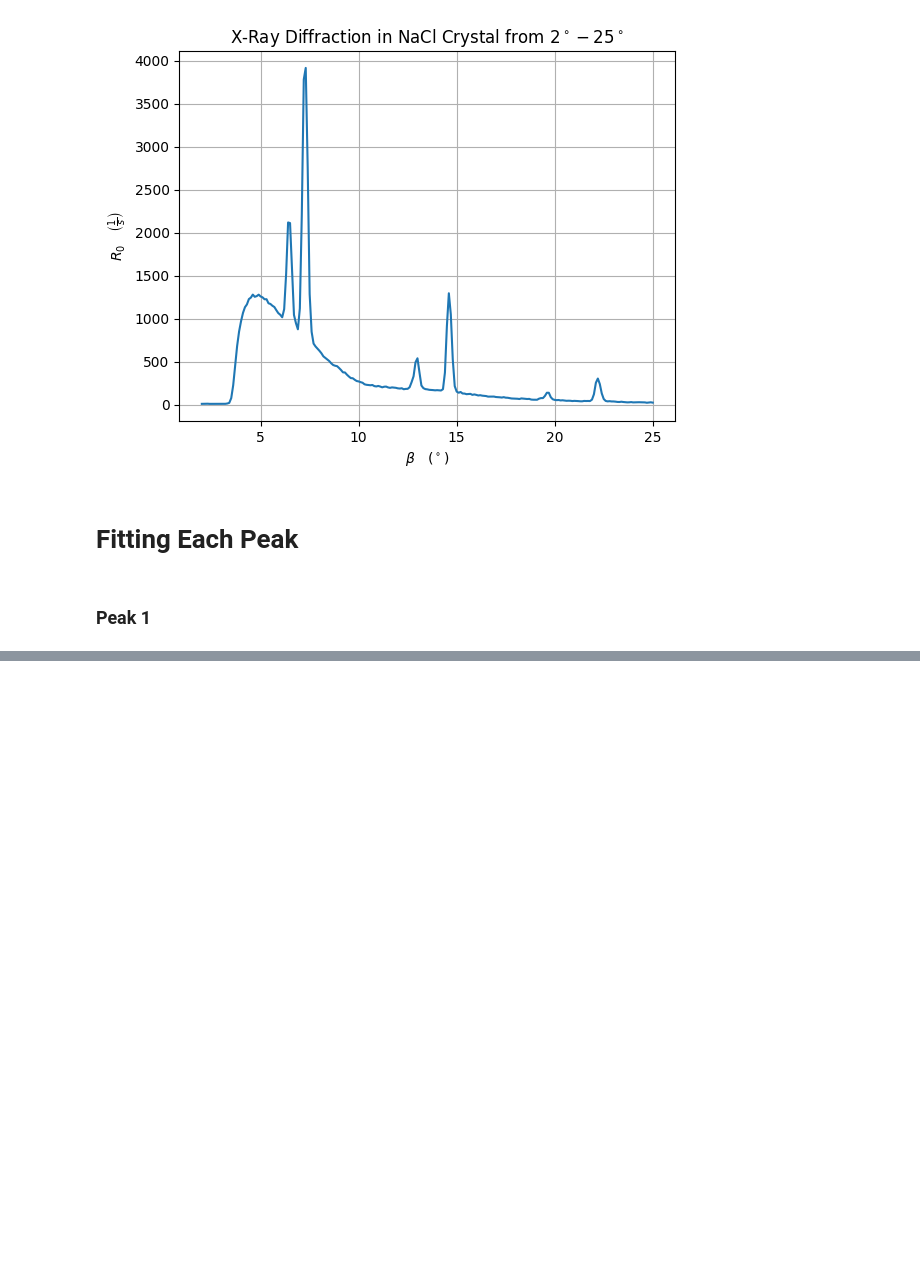
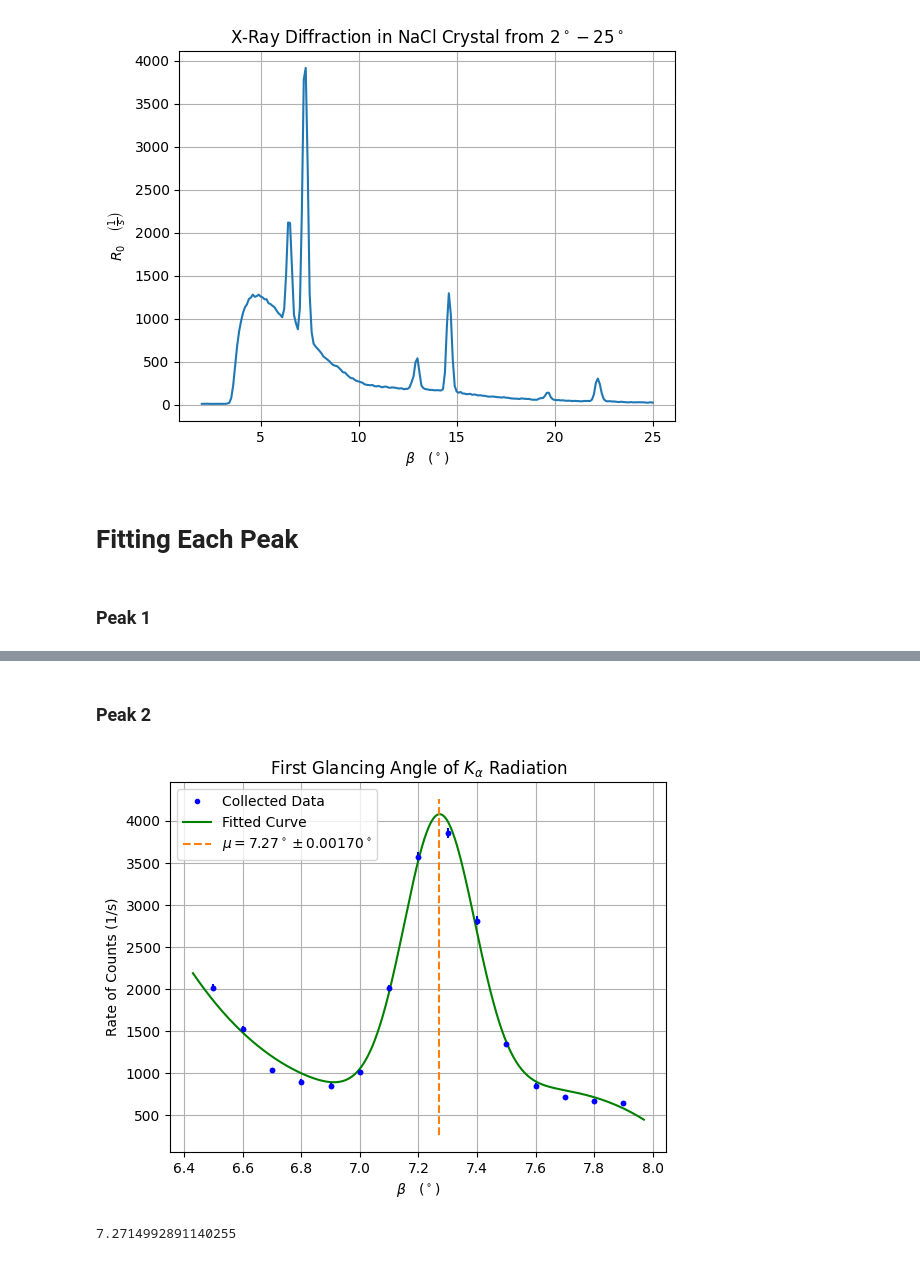
Before and after one commit to KaleStahl/PHYS-506---Advanced-Lab, a Jupyter notebook: Lab 1 - X-Ray Diffraction/Data/X-ray Data Analysis.ipynb, the cells around one changed output, grey strips where cells are left out. Saved outputs shown, nothing was run; the diff lists cells and outputs as text; code cells hidden in the pictures; blank space fills up the shorter version.

```diff
--- a/Lab 1 - X-Ray Diffraction/Data/X-ray Data Analysis.ipynb
+++ b/Lab 1 - X-Ray Diffraction/Data/X-ray Data Analysis.ipynb
@@ -68,0 +81,15 @@ plt.plot(peak_beta, fitPeak(peak_beta, *peakParams[0]), "b-")
+# %% [markdown]
+### Peak 2
+# %%
+data2 = pandas.read_csv('Peak 2.csv')
+
+angle2 = np.array(data2['angle'])
+angle2 = angle2[:-6]
+
+rate2 = np.array(data2['rate'])
+rate2 = rate2[:-6]
+
+print(findPeakCenter(angle2, rate2, [7.0, 7.6], 2, r"First Glancing Angle of $K_\alpha$ Radiation"))
+# %% [output]
+[figure, added]
+7.2714992891140255
```
Also changed, not shown: parts of 13 cells of this notebook, 7 other files.
